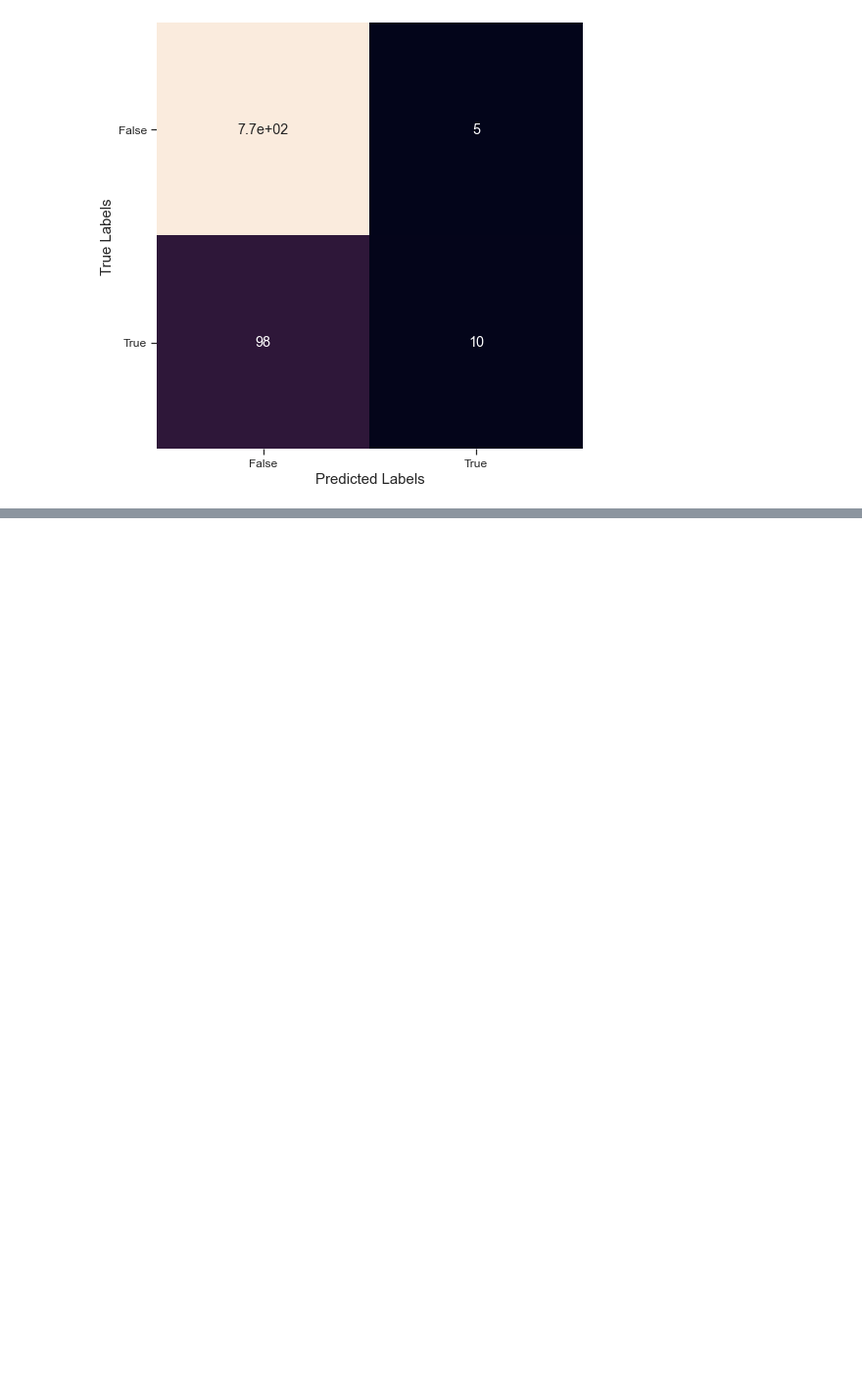
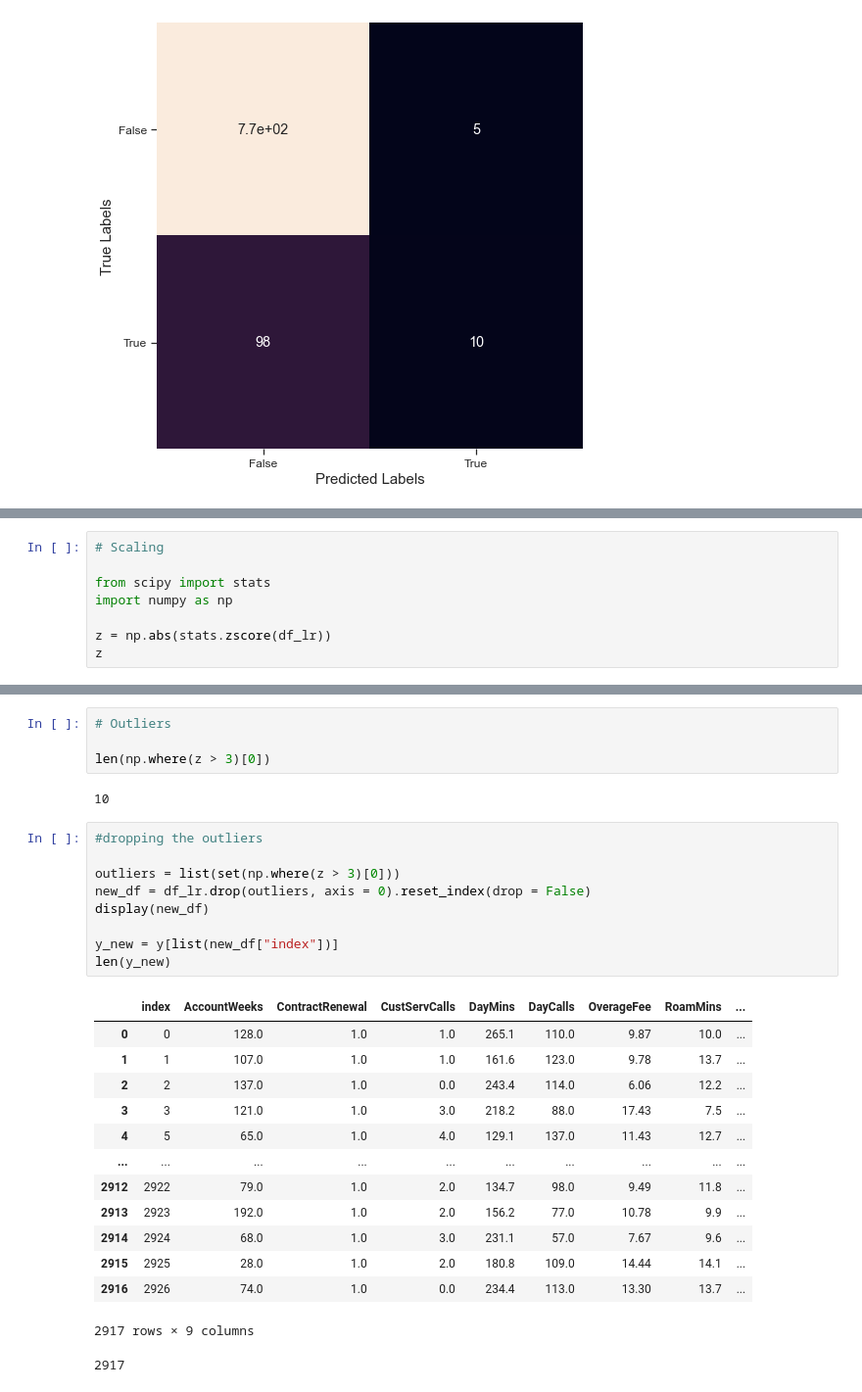
Before and after one commit to KutayAkalin/ML_Course_9-11-20, a Jupyter notebook: Project/09-11-2020 ML Course Nigeria Project Michael_Kiiru.ipynb, the cells around one changed output, grey strips where cells are left out. Shown: that part at 98% size. Cells and saved outputs as stored; diff of their text form; blank space fills up the shorter version.

```diff
--- a/Project/09-11-2020 ML Course Nigeria Project Michael_Kiiru.ipynb
+++ b/Project/09-11-2020 ML Course Nigeria Project Michael_Kiiru.ipynb
@@ -486,0 +611,8 @@ F1 Score: 0.18750000000000003
+# %%
+# Scaling
+
+from scipy import stats
+import numpy as np
+
+z = np.abs(stats.zscore(df_lr))
+z
@@ -486,0 +633,30 @@ F1 Score: 0.18750000000000003
+# %%
+# Outliers
+
+len(np.where(z > 3)[0])
+# %% [output]
+10
+# %%
+#dropping the outliers
+
+outliers = list(set(np.where(z > 3)[0]))
+new_df = df_lr.drop(outliers, axis = 0).reset_index(drop = False)
+display(new_df)
+
+y_new = y[list(new_df["index"])]
+len(y_new)
+# %% [output]
+|  | index | AccountWeeks | ContractRenewal | CustServCalls | DayMins | DayCalls | OverageFee | RoamMins | ... |
+| 0 | 0 | 128.0 | 1.0 | 1.0 | 265.1 | 110.0 | 9.87 | 10.0 | ... |
+| 1 | 1 | 107.0 | 1.0 | 1.0 | 161.6 | 123.0 | 9.78 | 13.7 | ... |
+| 2 | 2 | 137.0 | 1.0 | 0.0 | 243.4 | 114.0 | 6.06 | 12.2 | ... |
+| 3 | 3 | 121.0 | 1.0 | 3.0 | 218.2 | 88.0 | 17.43 | 7.5 | ... |
+| 4 | 5 | 65.0 | 1.0 | 4.0 | 129.1 | 137.0 | 11.43 | 12.7 | ... |
+| ... | ... | ... | ... | ... | ... | ... | ... | ... | ... |
+| 2912 | 2922 | 79.0 | 1.0 | 2.0 | 134.7 | 98.0 | 9.49 | 11.8 | ... |
+| 2913 | 2923 | 192.0 | 1.0 | 2.0 | 156.2 | 77.0 | 10.78 | 9.9 | ... |
+| 2914 | 2924 | 68.0 | 1.0 | 3.0 | 231.1 | 57.0 | 7.67 | 9.6 | ... |
+| 2915 | 2925 | 28.0 | 1.0 | 2.0 | 180.8 | 109.0 | 14.44 | 14.1 | ... |
+| 2916 | 2926 | 74.0 | 1.0 | 0.0 | 234.4 | 113.0 | 13.30 | 13.7 | ... |
+2917 rows × 9 columns
+2917
```
Also changed, not shown: parts of 23 cells of this notebook.
